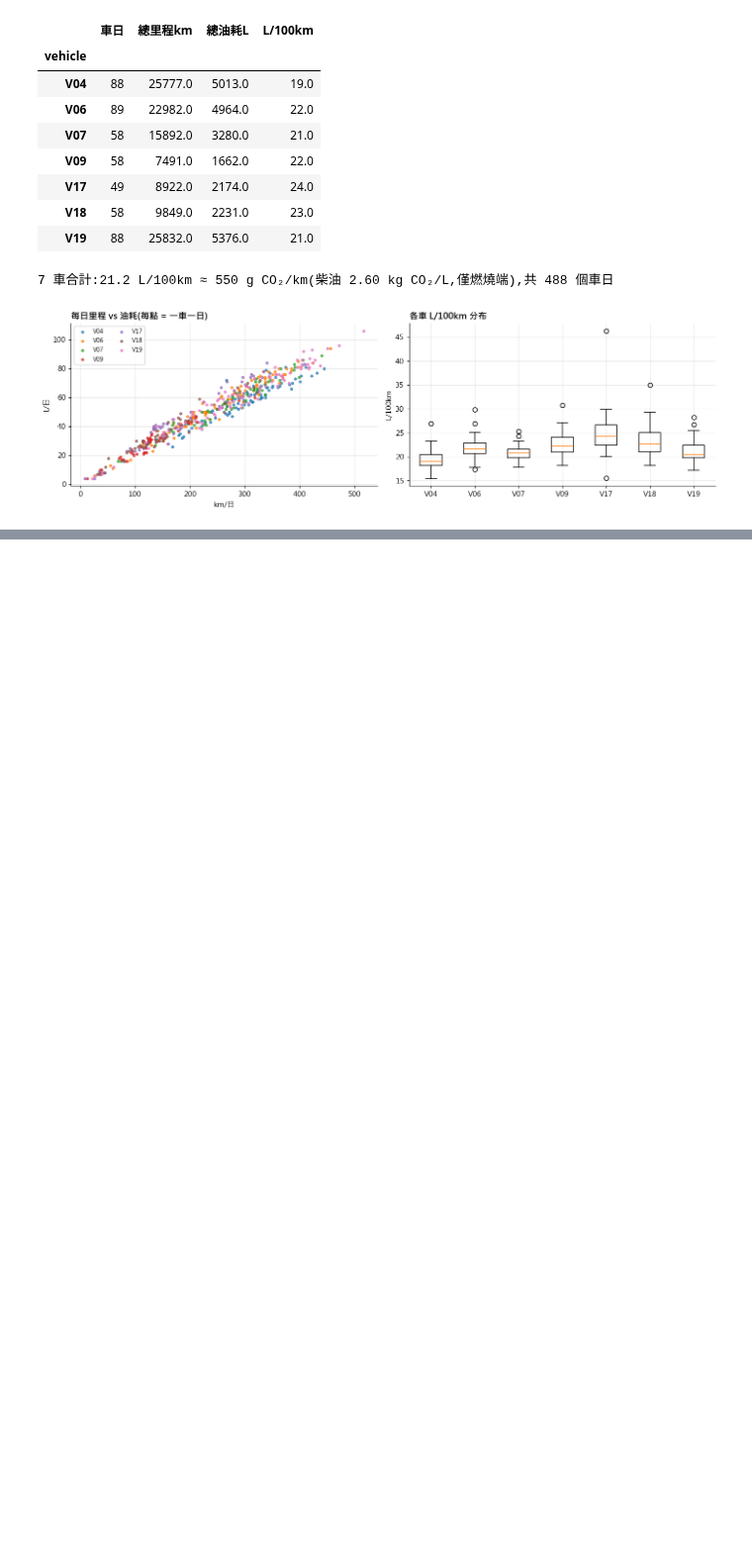
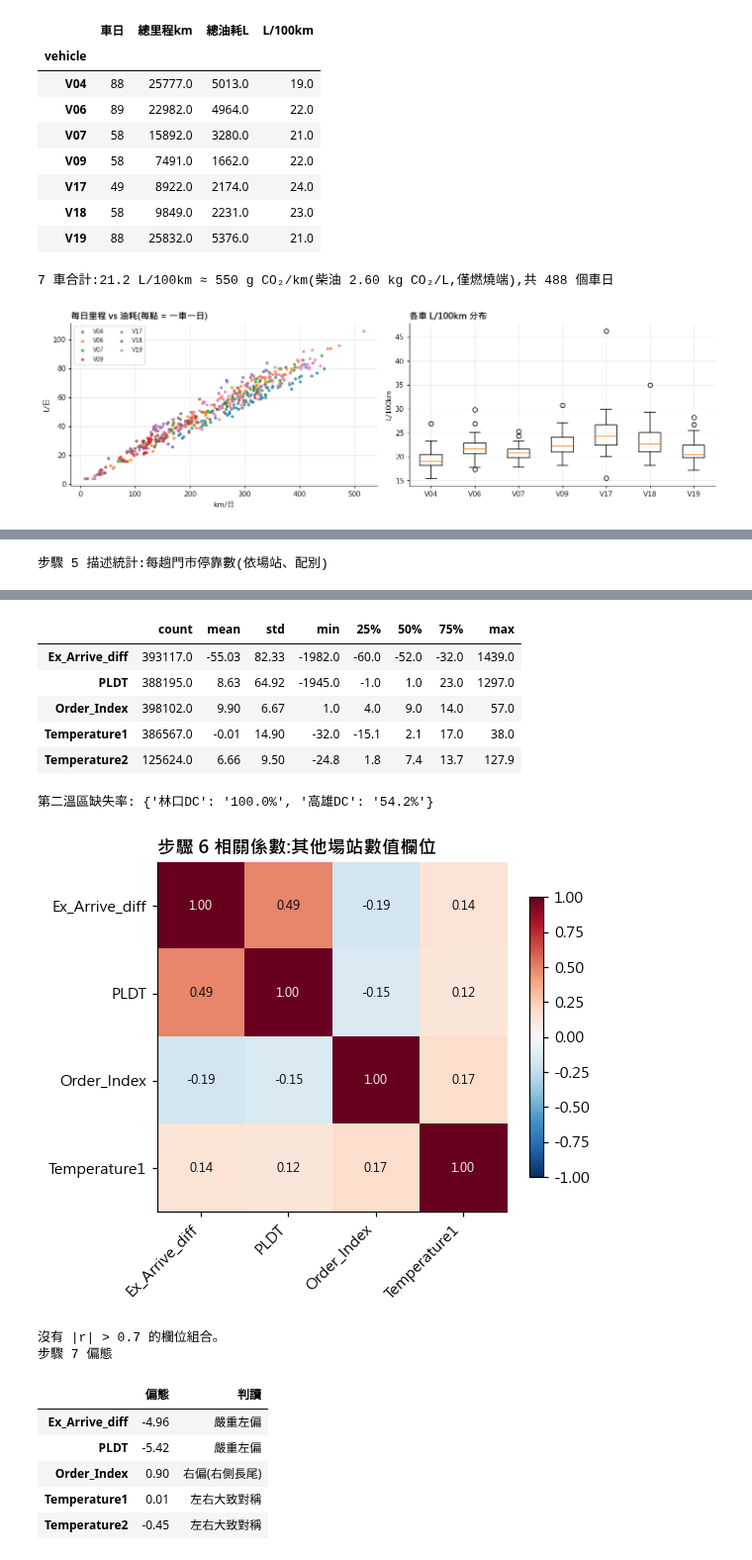
Before and after one commit to LEE-CHIEN-AN/last-mile-joint-delivery, a Jupyter notebook: explore/data_exploration.ipynb, the cells around one changed output, grey strips where cells are left out. Shown at 99% size. Drawn from its saved outputs; the diff is of its cells as text; code cells hidden in the pictures; blank space fills up the shorter version.

```diff
--- a/explore/data_exploration.ipynb
+++ b/explore/data_exploration.ipynb
@@ -1599,0 +1719,18 @@ plt.tight_layout(); plt.show()
+# %%
+od["date"] = pd.to_datetime(od["Delivery_date"], format="%m/%d/%Y %I:%M:%S %p").dt.normalize()
+od["trip"] = od["date"].dt.strftime("%Y-%m-%d") + "|" + od["TaskType_id"] + "|" + od["Route_id"] + "|" + od["Car_id"].astype(str)
+os_ = od[od["last_dc"] == 0].copy()   # 門市停靠列
+print(f"門市停靠列 {len(os_):,} 筆;日期範圍:", od.groupby("Dept")["date"].agg(["min", "max", "nunique"]).to_dict("index"))
+key = ["Dept", "date", "TaskType_id", "Route_id", "Car_id", "Order_Index"]
+print(f"主鍵檢查:以 {key} 判斷,門市列重複 {os_.duplicated(key).sum():,} 列")
+reuse = od.drop_duplicates(["Dept", "date", "TaskType_id", "Route_id"]).groupby(["Dept", "date", "Route_id"])["TaskType_id"].nunique()
+print(f"同一天同一路線碼被 2 種以上配別使用:{(reuse > 1).mean():.1%} 的(場站, 日, 路線碼)組合")
+st_h = od.drop_duplicates("trip")["START_TIME"].str.split(":").str[0].astype(float)
+print(f"START_TIME ≥ 24:00 的趟次:{(st_h >= 24).mean():.0%}(最大 {st_h.max():.0f} 點)")
+
+print("步驟 4 類別分布")
+display(pd.crosstab(os_["TaskType_id"], os_["Dept_Name"], margins=True, margins_name="合計"))
+for d, g in os_.groupby("Dept_Name"):
+    display(vc(g["DiffStatus"].map({-1: "早到(早 60 分以上)", 0: "準時", 1: "遲到(晚 30 分以上)"}), name=f"{d} 到店準點狀態"))
+display(vc(od["last_dc"].map({0: "門市停靠", 1: "回場 DC"}), name="列類型"))
+display(vc(od["Car_id"].astype(str).str.startswith("ZZ").map({True: "臨時外調車 ZZ", False: "自有車 V"}), name="車輛來源"))
@@ -1599,0 +1776,13 @@ plt.tight_layout(); plt.show()
+# %%
+# 步驟 5–7:每趟停靠數與逐店數值
+trips = os_.groupby(["Dept_Name", "TaskType_id", "trip"]).size().rename("每趟停靠數").reset_index()
+print("步驟 5 描述統計:每趟門市停靠數(依場站、配別)")
+display(trips.groupby(["Dept_Name", "TaskType_id"])["每趟停靠數"].describe(percentiles=[.5, .9, .99]).round(1))
+on = num(os_, ["Ex_Arrive_diff", "PLDT", "Order_Index", "Temperature1", "Temperature2"])
+on = on[on["Temperature1"].between(-40, 50) | on["Temperature1"].isna()]
+display(on.describe().T.round(2))
+print("第二溫區缺失率:", os_.groupby("Dept_Name")["Temperature2"].apply(lambda s: f"{s.isna().mean():.1%}").to_dict())
+corr_heat(on.drop(columns="Temperature2").dropna(), "步驟 6 相關係數:其他場站數值欄位", figsize=(5.5, 4.5))
+print("步驟 7 偏態"); display(skew_table(on))
+# %% [output]
+步驟 5 描述統計:每趟門市停靠數(依場站、配別)
@@ -1599,0 +1804,16 @@ plt.tight_layout(); plt.show()
+|  | count | mean | std | min | 25% | 50% | 75% | max |
+| Ex_Arrive_diff | 393117.0 | -55.03 | 82.33 | -1982.0 | -60.0 | -52.0 | -32.0 | 1439.0 |
+| PLDT | 388195.0 | 8.63 | 64.92 | -1945.0 | -1.0 | 1.0 | 23.0 | 1297.0 |
+| Order_Index | 398102.0 | 9.90 | 6.67 | 1.0 | 4.0 | 9.0 | 14.0 | 57.0 |
+| Temperature1 | 386567.0 | -0.01 | 14.90 | -32.0 | -15.1 | 2.1 | 17.0 | 38.0 |
+| Temperature2 | 125624.0 | 6.66 | 9.50 | -24.8 | 1.8 | 7.4 | 13.7 | 127.9 |
+第二溫區缺失率: {'林口DC': '100.0%', '高雄DC': '54.2%'}
+[figure, added]
+沒有 |r| > 0.7 的欄位組合。
+步驟 7 偏態
+|  | 偏態 | 判讀 |
+| Ex_Arrive_diff | -4.96 | 嚴重左偏 |
+| PLDT | -5.42 | 嚴重左偏 |
+| Order_Index | 0.90 | 右偏(右側長尾) |
+| Temperature1 | 0.01 | 左右大致對稱 |
+| Temperature2 | -0.45 | 左右大致對稱 |
```
Also changed, not shown: parts of 31 cells of this notebook, 37 other files.
